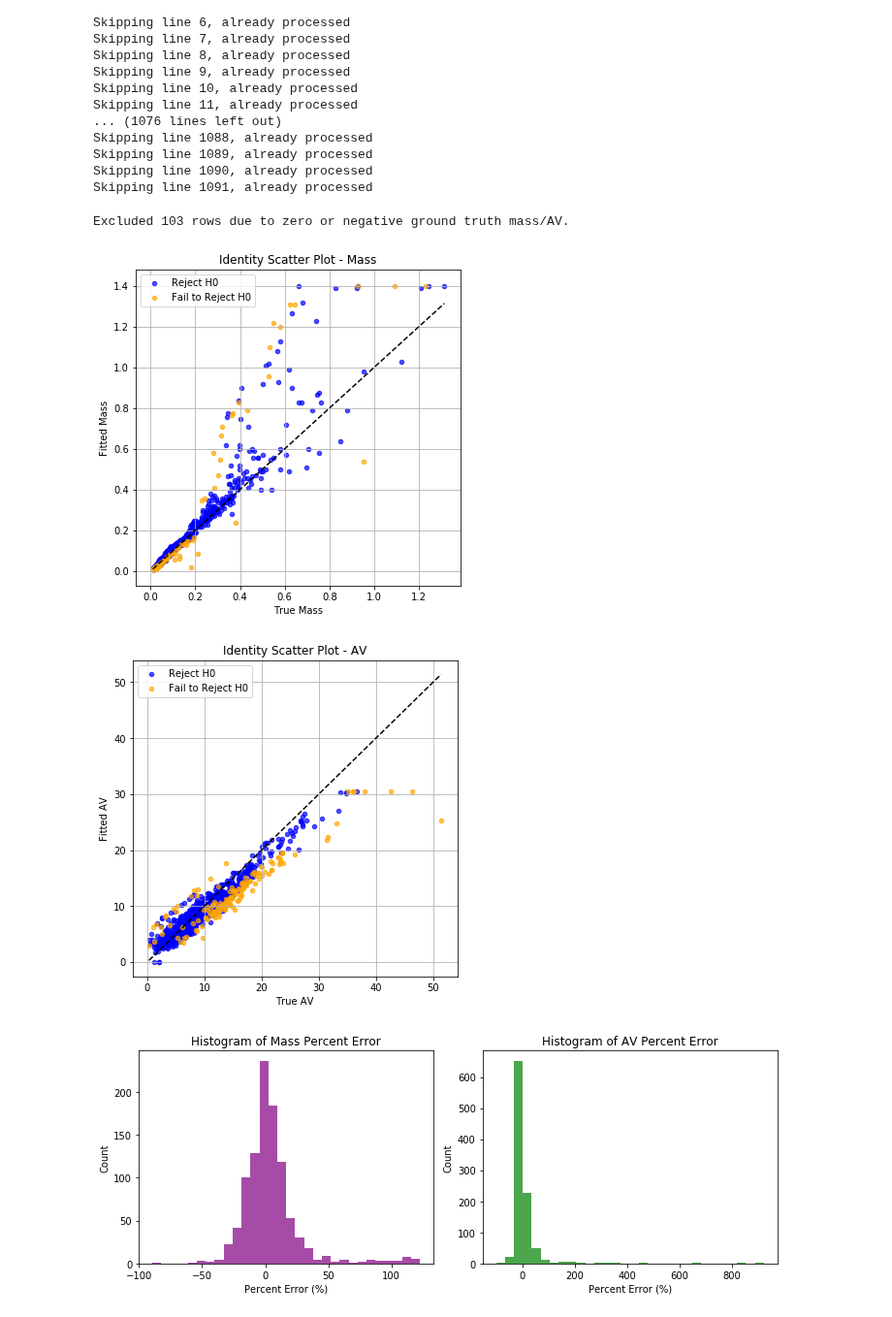
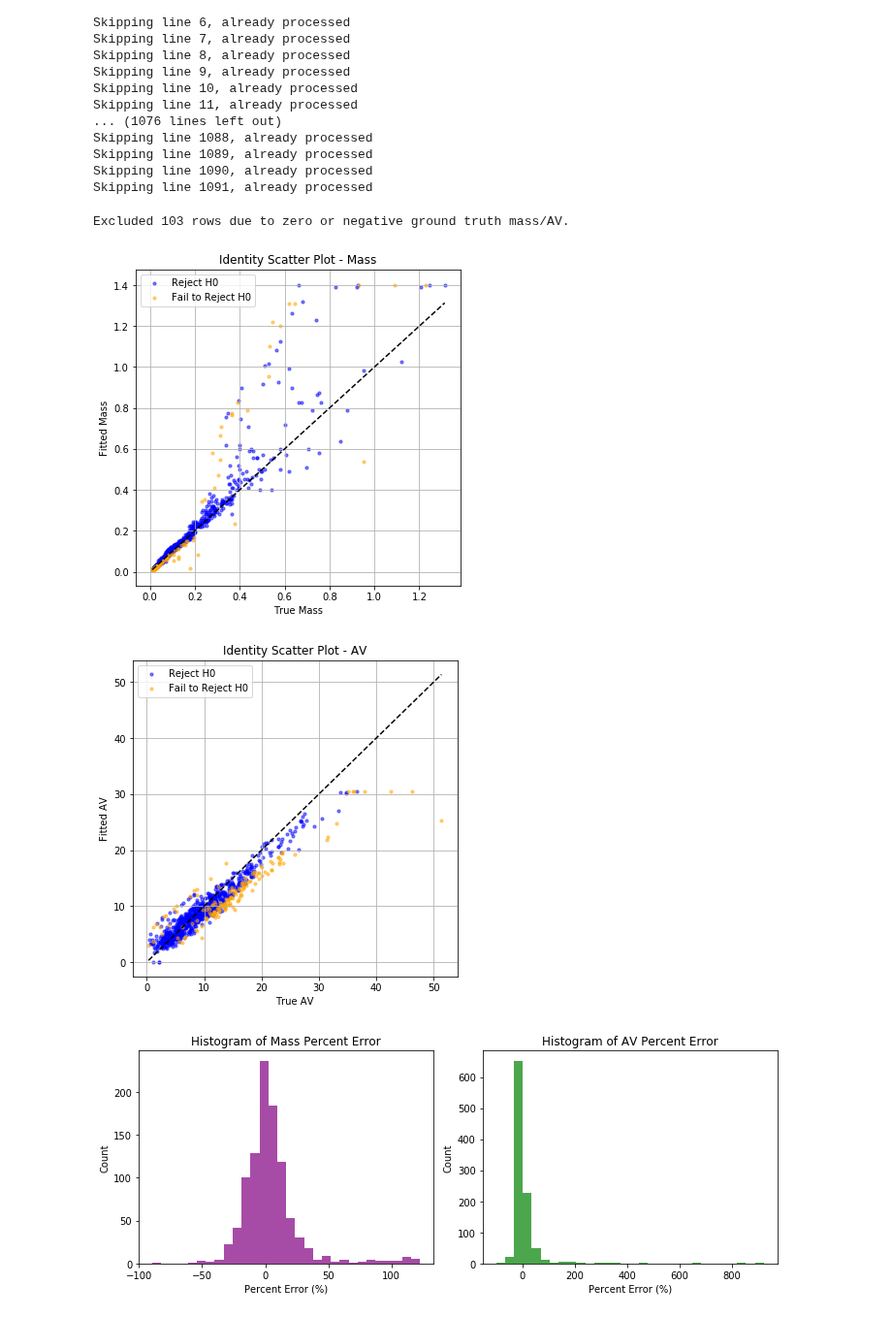
Before and after one commit to zangston/synthetic-cmd-dev, a Jupyter notebook: notebooks/2025/08-11_morten-chi-squared-cross-reference/iteration-2_full-file/chi-squared-analysis.ipynb, the cells around one changed output. Shown at 97% size. Cells and saved outputs as stored; diff of their text form; code cells hidden in the pictures.

```diff
--- a/notebooks/2025/08-11_morten-chi-squared-cross-reference/iteration-2_full-file/chi-squared-analysis.ipynb
+++ b/notebooks/2025/08-11_morten-chi-squared-cross-reference/iteration-2_full-file/chi-squared-analysis.ipynb
@@ -128,12 +128,12 @@ df['AV_pct_error'] = np.where(df['true_AV'] != 0, df['AV_error'] / df['true_AV']
 # Flag rows that successfully rejected null hypothesis (fit exists)
 df['reject_null'] = df[['mass_min','mass_max','AV_min','AV_max']].notnull().all(axis=1)
 
-# === Identity Scatter Plots with color for reject/fail and smaller points ===
+# === Identity Scatter Plots with smaller points and adjusted opacity ===
 plt.figure(figsize=(6,6))
 plt.scatter(df[df['reject_null']]['true_mass'], df[df['reject_null']]['best_mass'],
-            color='blue', alpha=0.7, label='Reject H0', s=20)
+            color='blue', alpha=0.5, label='Reject H0', s=10)
 plt.scatter(df[~df['reject_null']]['true_mass'], df[~df['reject_null']]['best_mass'],
-            color='orange', alpha=0.7, label='Fail to Reject H0', s=20)
+            color='orange', alpha=0.5, label='Fail to Reject H0', s=10)
 plt.plot([df['true_mass'].min(), df['true_mass'].max()],
          [df['true_mass'].min(), df['true_mass'].max()], 'k--')
 plt.xlabel('True Mass')
@@ -145,35 +145,35 @@ plt.show()
 
 plt.figure(figsize=(6,6))
 plt.scatter(df[df['reject_null']]['true_AV'], df[df['reject_null']]['best_AV'],
-            color='blue', alpha=0.7, label='Reject H0', s=20)
+            color='blue', alpha=0.5, label='Reject H0', s=10)
 plt.scatter(df[~df['reject_null']]['true_AV'], df[~df['reject_null']]['best_AV'],
-            color='orange', alpha=0.7, label='Fail to Reject H0', s=20)
+            color='orange', alpha=0.5, label='Fail to Reject H0', s=10)
 plt.plot([df['true_AV'].min(), df['true_AV'].max()],
          [df['true_AV'].min(), df['true_AV'].max()], 'k--')
 plt.xlabel('True AV')
 plt.ylabel('Fitted AV')
 plt.title('Identity Scatter Plot - AV')
 plt.grid(True)
 plt.legend()
 plt.show()
 
 # === Histograms of Percent Error (only include meaningful stars) ===
 plt.figure(figsize=(10,4))
 plt.subplot(1,2,1)
 plt.hist(df['mass_pct_error'].dropna(), bins=30, color='purple', alpha=0.7)
 plt.title('Histogram of Mass Percent Error')
 plt.xlabel('Percent Error (%)')
 plt.ylabel('Count')
 
 plt.subplot(1,2,2)
 plt.hist(df['AV_pct_error'].dropna(), bins=30, color='green', alpha=0.7)
 plt.title('Histogram of AV Percent Error')
 plt.xlabel('Percent Error (%)')
 plt.ylabel('Count')
 plt.tight_layout()
 plt.show()
 # %% [output]
 Excluded 103 rows due to zero or negative ground truth mass/AV.
-[figure, old version]
+[figure, new version]
-[figure, old version]
+[figure, new version]
 [figure]
```
Also changed, not shown: parts of 1 cell of this notebook.
